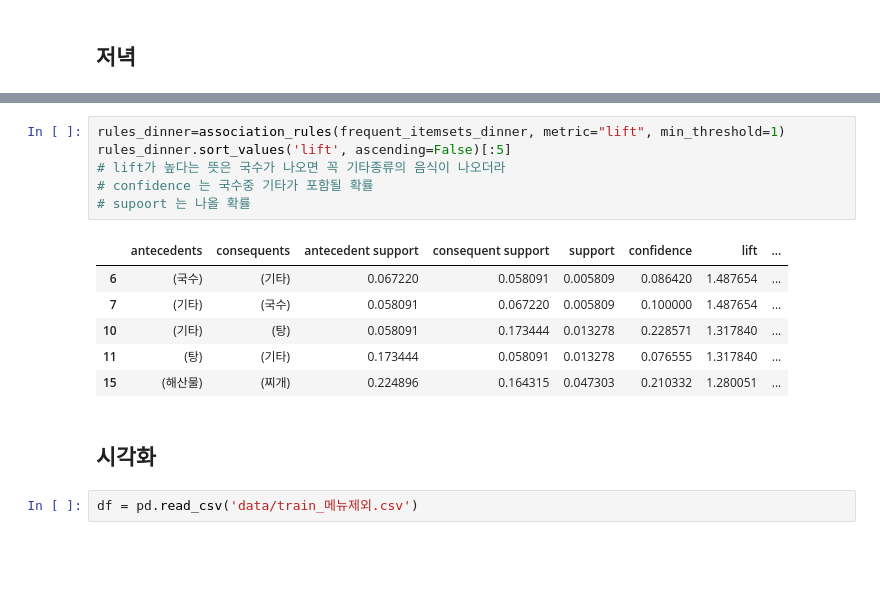
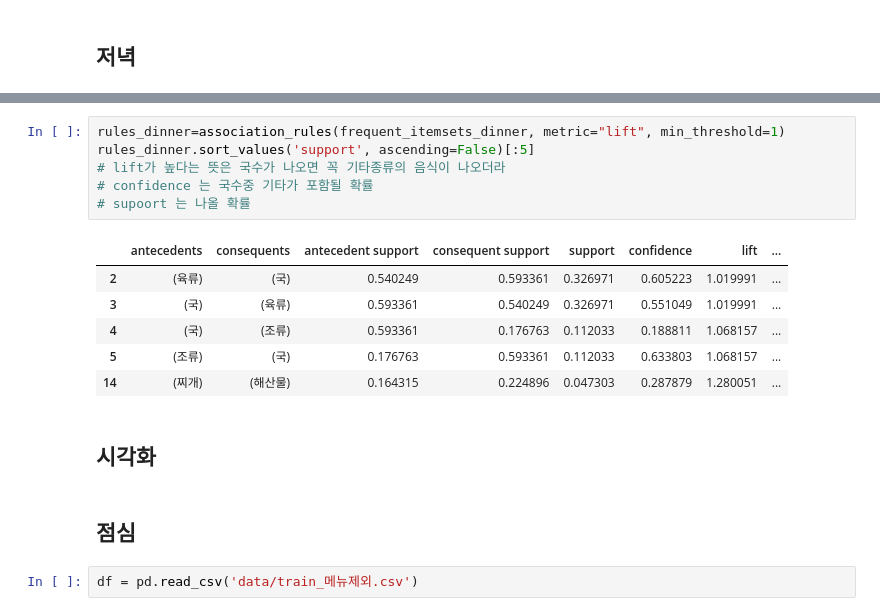
Before and after one commit to rhyou10/BigData-MachineLearning-2021, a Jupyter notebook: 프로젝트01/연관도분석_카데고리.ipynb, the cells around one changed output, grey strips where cells are left out. Drawn from its saved outputs; the diff is of its cells as text; blank space fills up the shorter version.

```diff
--- a/프로젝트01/연관도분석_카데고리.ipynb
+++ b/프로젝트01/연관도분석_카데고리.ipynb
@@ -111,18 +117,20 @@ frequent_itemsets_dinner[frequent_itemsets_dinner['length'] >=2] .sort_values('s
 # %%
 rules_dinner=association_rules(frequent_itemsets_dinner, metric="lift", min_threshold=1)
-rules_dinner.sort_values('lift', ascending=False)[:5]
+rules_dinner.sort_values('support', ascending=False)[:5]
 # lift가 높다는 뜻은 국수가 나오면 꼭 기타종류의 음식이 나오더라
 # confidence 는 국수중 기타가 포함될 확률
 # supoort 는 나올 확률
 # %% [output]
 |  | antecedents | consequents | antecedent support | consequent support | support | confidence | lift | ... |
-| 6 | (국수) | (기타) | 0.067220 | 0.058091 | 0.005809 | 0.086420 | 1.487654 | ... |
-| 7 | (기타) | (국수) | 0.058091 | 0.067220 | 0.005809 | 0.100000 | 1.487654 | ... |
-| 10 | (기타) | (탕) | 0.058091 | 0.173444 | 0.013278 | 0.228571 | 1.317840 | ... |
-| 11 | (탕) | (기타) | 0.173444 | 0.058091 | 0.013278 | 0.076555 | 1.317840 | ... |
-| 15 | (해산물) | (찌개) | 0.224896 | 0.164315 | 0.047303 | 0.210332 | 1.280051 | ... |
+| 2 | (육류) | (국) | 0.540249 | 0.593361 | 0.326971 | 0.605223 | 1.019991 | ... |
+| 3 | (국) | (육류) | 0.593361 | 0.540249 | 0.326971 | 0.551049 | 1.019991 | ... |
+| 4 | (국) | (조류) | 0.593361 | 0.176763 | 0.112033 | 0.188811 | 1.068157 | ... |
+| 5 | (조류) | (국) | 0.176763 | 0.593361 | 0.112033 | 0.633803 | 1.068157 | ... |
+| 14 | (찌개) | (해산물) | 0.164315 | 0.224896 | 0.047303 | 0.287879 | 1.280051 | ... |
 # %% [markdown]
 ## 시각화
+# %% [markdown]
+## 점심
 # %%
 df = pd.read_csv('data/train_메뉴제외.csv')
 # %%
```
Also changed, not shown: parts of 37 cells of this notebook, 39 other files.
